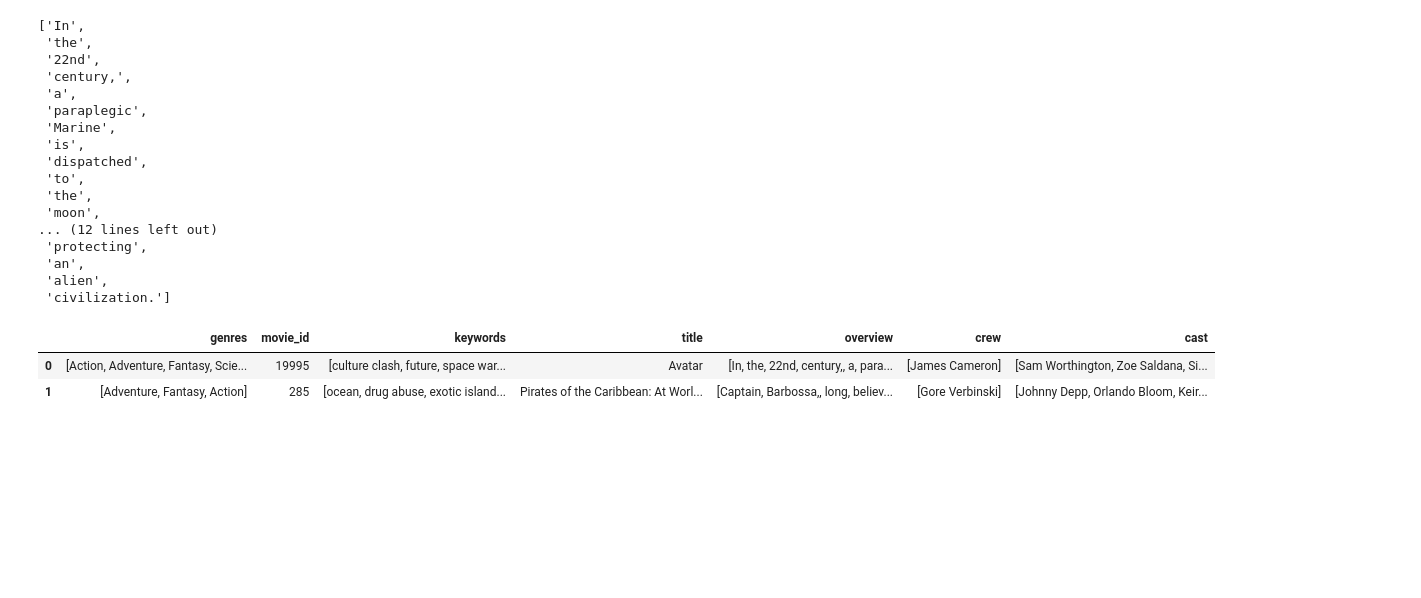
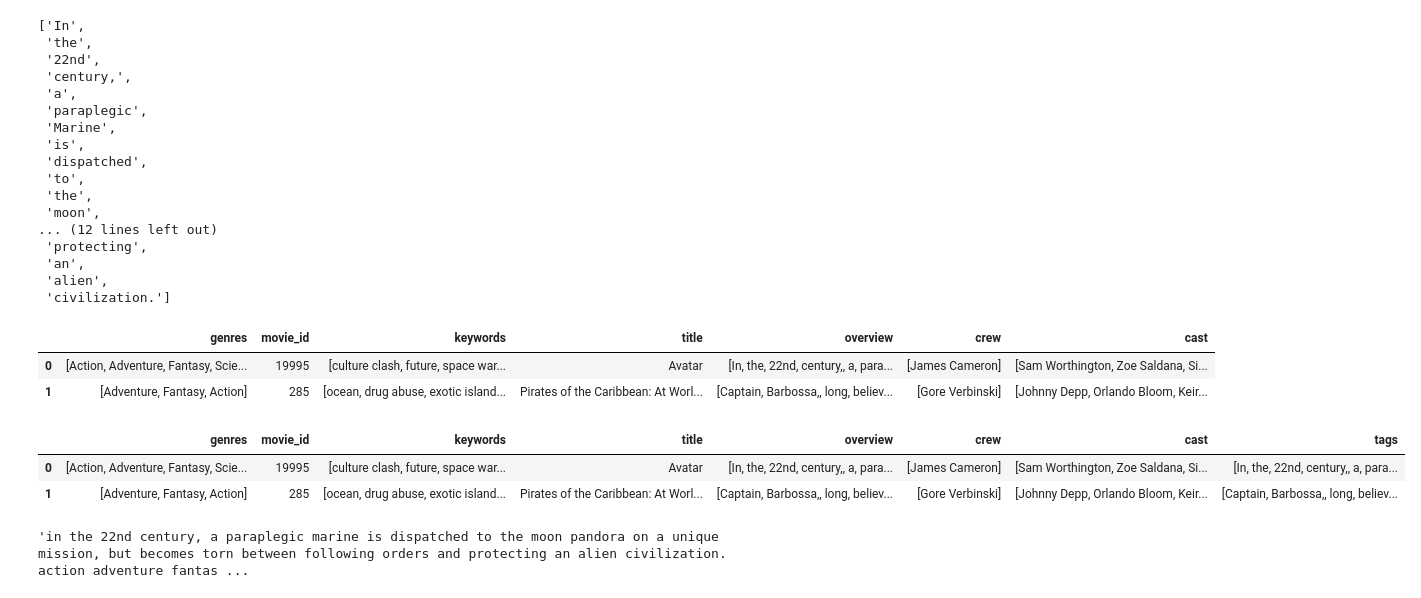
Before and after one commit to prashantjinwal/Data_Analysis, a Jupyter notebook: ML/ML_projects/expo.ipynb, the cells around one changed output. Drawn from its saved outputs; the diff is of its cells as text; code cells hidden in the pictures; blank space fills up the shorter version.

```diff
--- a/ML/ML_projects/expo.ipynb
+++ b/ML/ML_projects/expo.ipynb
@@ -235,3 +235,10 @@ df_movies.head(2)
 |  | genres | movie_id | keywords | title | overview | crew | cast |
 | 0 | [Action, Adventure, Fantasy, Scie... | 19995 | [culture clash, future, space war... | Avatar | [In, the, 22nd, century,, a, para... | [James Cameron] | [Sam Worthington, Zoe Saldana, Si... |
 | 1 | [Adventure, Fantasy, Action] | 285 | [ocean, drug abuse, exotic island... | Pirates of the Caribbean: At Worl... | [Captain, Barbossa,, long, believ... | [Gore Verbinski] | [Johnny Depp, Orlando Bloom, Keir... |
+# %%
+df_movies['tags'] = df_movies['overview'] + df_movies['genres'] + df_movies['keywords'] + df_movies['cast'] + df_movies['crew']
+df_movies.head(2)
+# %% [output]
+|  | genres | movie_id | keywords | title | overview | crew | cast | tags |
+| 0 | [Action, Adventure, Fantasy, Scie... | 19995 | [culture clash, future, space war... | Avatar | [In, the, 22nd, century,, a, para... | [James Cameron] | [Sam Worthington, Zoe Saldana, Si... | [In, the, 22nd, century,, a, para... |
+| 1 | [Adventure, Fantasy, Action] | 285 | [ocean, drug abuse, exotic island... | Pirates of the Caribbean: At Worl... | [Captain, Barbossa,, long, believ... | [Gore Verbinski] | [Johnny Depp, Orlando Bloom, Keir... | [Captain, Barbossa,, long, believ... |
@@ -237,0 +251,4 @@ df_movies.head(2)
+# %%
+new_df['tags'][0]
+# %% [output]
+'in the 22nd century, a paraplegic marine is dispatched to the moon pandora on a unique mission, but becomes torn between following orders and protecting an alien civilization. action adventure fantas ...
```
Also changed, not shown: parts of 14 cells of this notebook.
